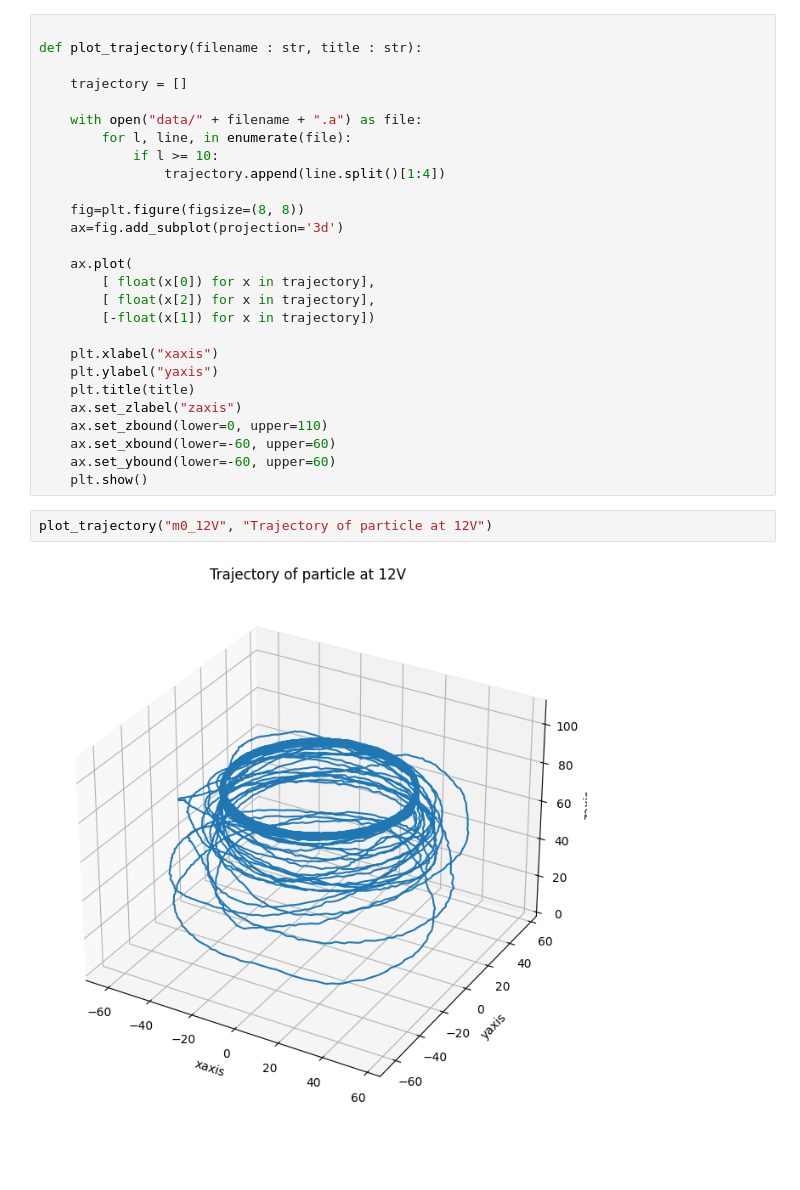
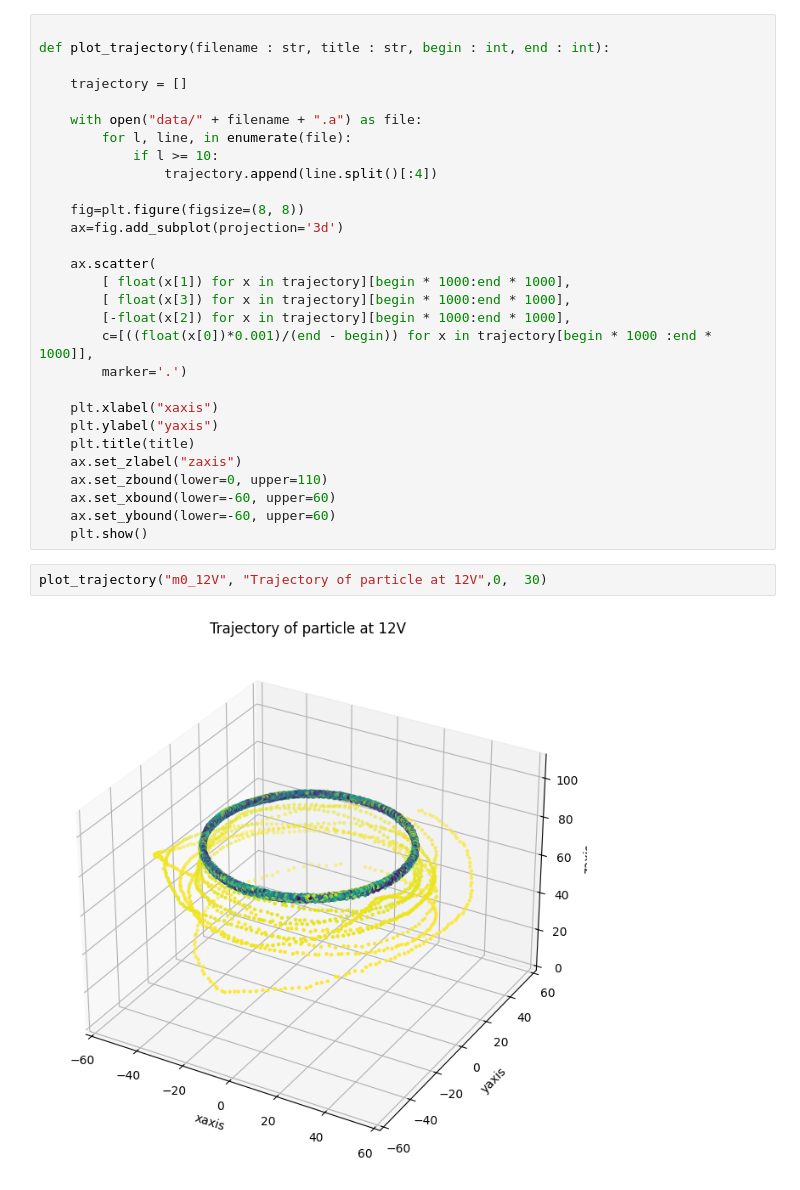
Before and after one commit to PEPT-Data-Analysis-Group/PEPT-, a Jupyter notebook: Day1Analysis.ipynb, the cells around one changed output. Cells and saved outputs as stored; diff of their text form; blank space fills up the shorter version.

Commit message:
added height plot of 12V particle

```diff
--- a/Day1Analysis.ipynb
+++ b/Day1Analysis.ipynb
@@ -3,21 +25,23 @@ import matplotlib.pyplot as plt
 # %%
 
-def plot_trajectory(filename : str, title : str):
+def plot_trajectory(filename : str, title : str, begin : int, end : int):
 
     trajectory = []
 
     with open("data/" + filename + ".a") as file:
         for l, line, in enumerate(file):
             if l >= 10:
-                trajectory.append(line.split()[1:4])
+                trajectory.append(line.split()[:4])
 
     fig=plt.figure(figsize=(8, 8))
     ax=fig.add_subplot(projection='3d')
 
-    ax.plot(
-        [ float(x[0]) for x in trajectory],
-        [ float(x[2]) for x in trajectory],
-        [-float(x[1]) for x in trajectory])
+    ax.scatter(
+        [ float(x[1]) for x in trajectory][begin * 1000:end * 1000],
+        [ float(x[3]) for x in trajectory][begin * 1000:end * 1000],
+        [-float(x[2]) for x in trajectory][begin * 1000:end * 1000],
+        c=[((float(x[0])*0.001)/(end - begin)) for x in trajectory[begin * 1000 :end * 1000]],
+        marker='.')
 
     plt.xlabel("xaxis")
     plt.ylabel("yaxis")
@@ -28,9 +52,9 @@ def plot_trajectory(filename : str, title : str):
     ax.set_ybound(lower=-60, upper=60)
     plt.show()
 # %%
-plot_trajectory("m0_12V", "Trajectory of particle at 12V")
+plot_trajectory("m0_12V", "Trajectory of particle at 12V",0,  30)
 # %% [output]
-[figure, old version]
+[figure, new version]
 # %%
 plot_trajectory("m0_6V", "Trajectory of particle at 6V")
 # %% [output]
```
Also changed, not shown: parts of 5 cells of this notebook, 1 other file.
